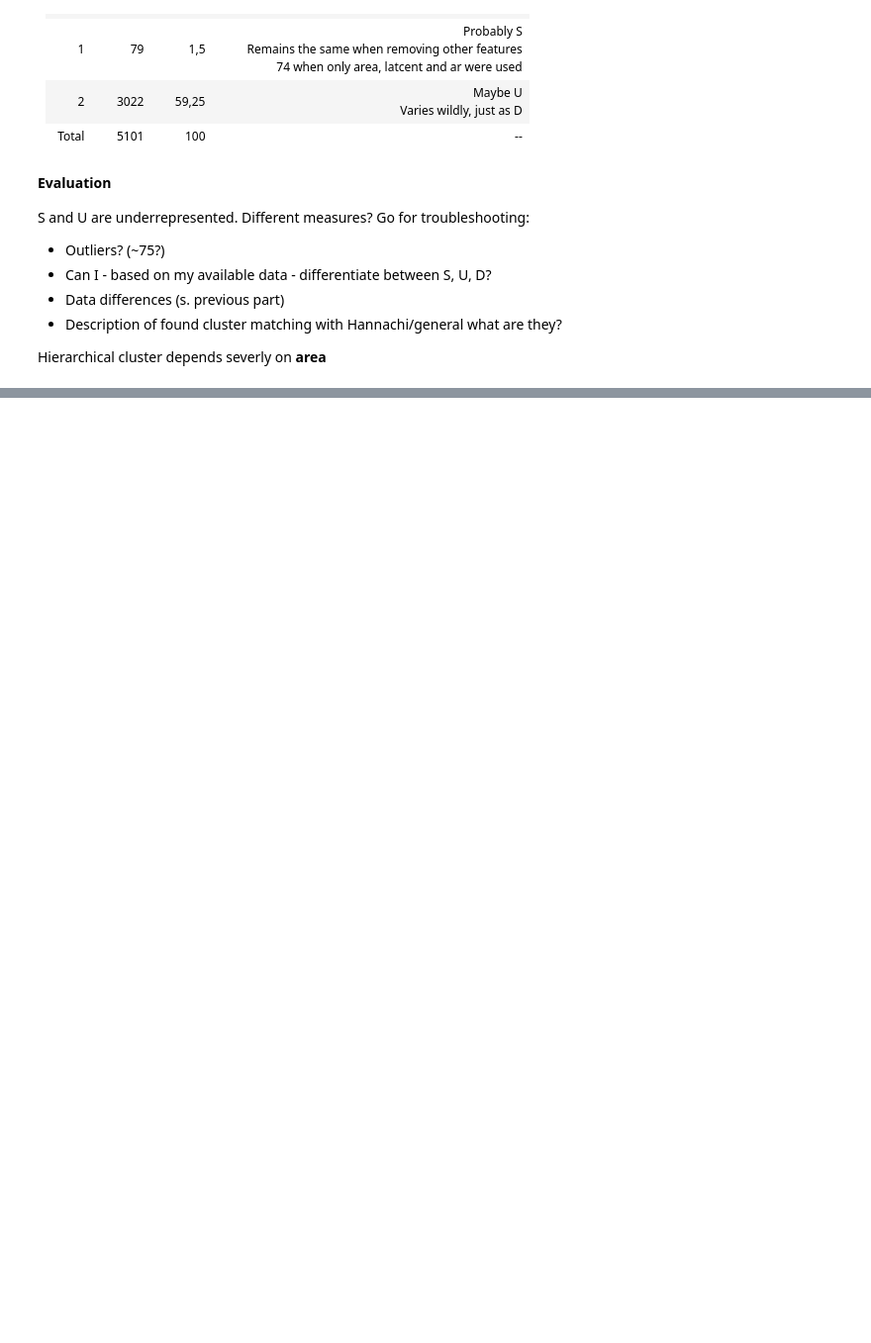
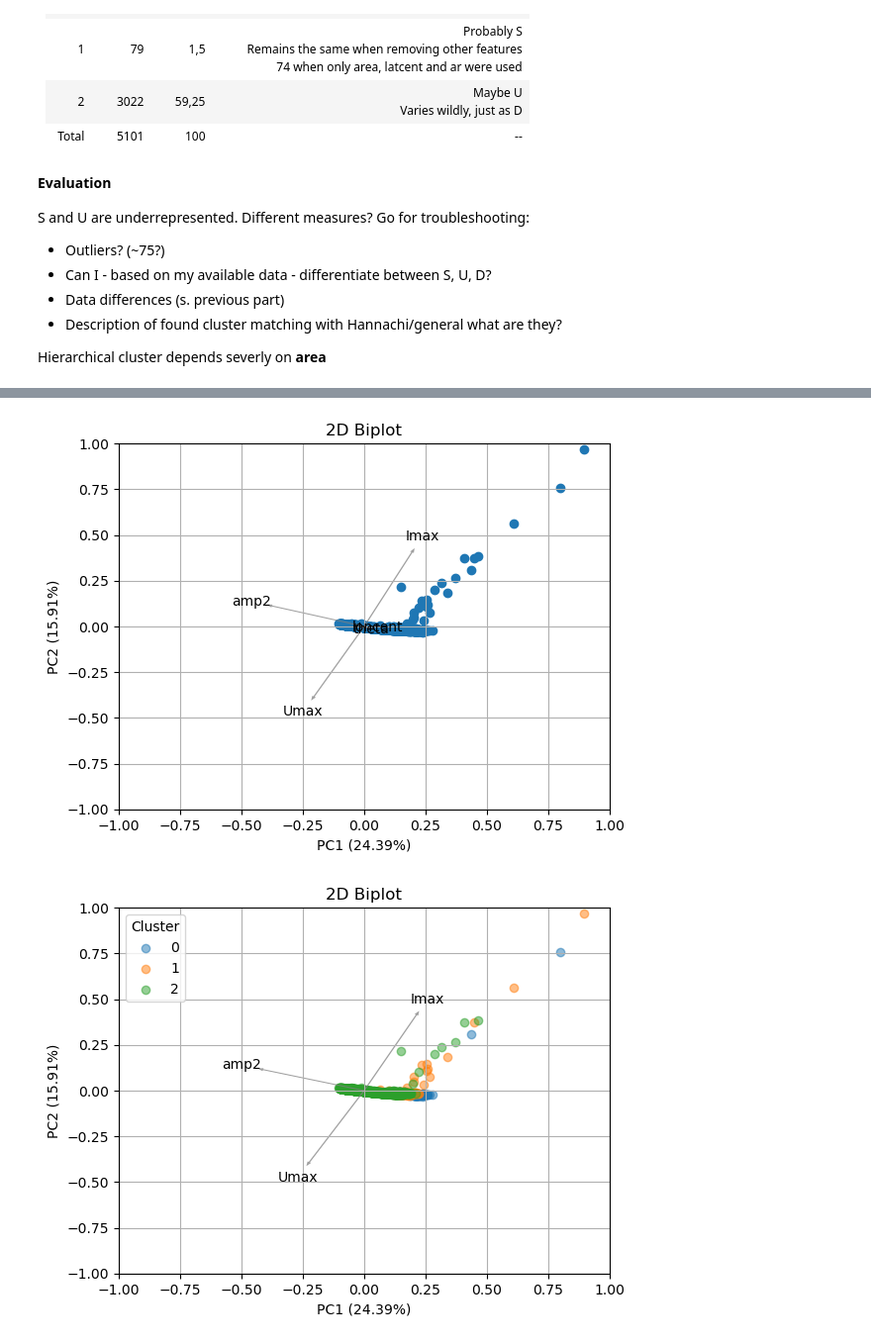
Before and after one commit to hGl0/arctic, a Jupyter notebook: Playground.ipynb, the cells around one changed output, grey strips where cells are left out. Shown at 99% size. Drawn from its saved outputs; the diff is of its cells as text; code cells hidden in the pictures; blank space fills up the shorter version.

Commit message:
Arrow selection in pca biplot added, only 2D adjusted.

```diff
--- a/Playground.ipynb
+++ b/Playground.ipynb
@@ -327,10 +414,15 @@ plt.show()
 # %%
 pc=13
-compute_pca(era5_hannachi, comp=pc, plot_type='3D', savefig='output/pca_era5_3D.png')
-compute_pca(era5_hannachi, comp=pc, plot_type='2D', savefig='output/pca_era5_2D.png')
+#compute_pca(era5_hannachi, comp=pc, plot_type='3D', savefig='output/pca_era5_3D.png')
+compute_pca(era5_hannachi, comp=pc, plot_type='2D', n_arrows=5, savefig='output/pca_era5_2D.png')
+
 era5_hannachi['label'] = era5_hannachi['hc']
-compute_pca(era5_hannachi, comp=pc, plot_type='3D', savefig='output/pca_era5_hc_3D.png')
+#compute_pca(era5_hannachi, comp=pc, plot_type='3D', savefig='output/pca_era5_hc_3D.png')
 compute_pca(era5_hannachi, comp=pc, plot_type='2D', savefig='output/pca_era5_hc_2D.png')
+
 era5_hannachi['label'] = era5_hannachi['kmeans']
-compute_pca(era5_hannachi, comp=pc, plot_type='3D', savefig='output/pca_era5_kmeans_3D.png')
+#compute_pca(era5_hannachi, comp=pc, plot_type='3D', savefig='output/pca_era5_kmeans_3D.png')
 compute_pca(era5_hannachi, comp=pc, plot_type='2D', savefig='output/pca_era5_kmeans_2D.png')
+# %% [output]
+[figure, added]
+[figure, added]
```
Also changed, not shown: parts of 12 cells of this notebook, 6 other files.
